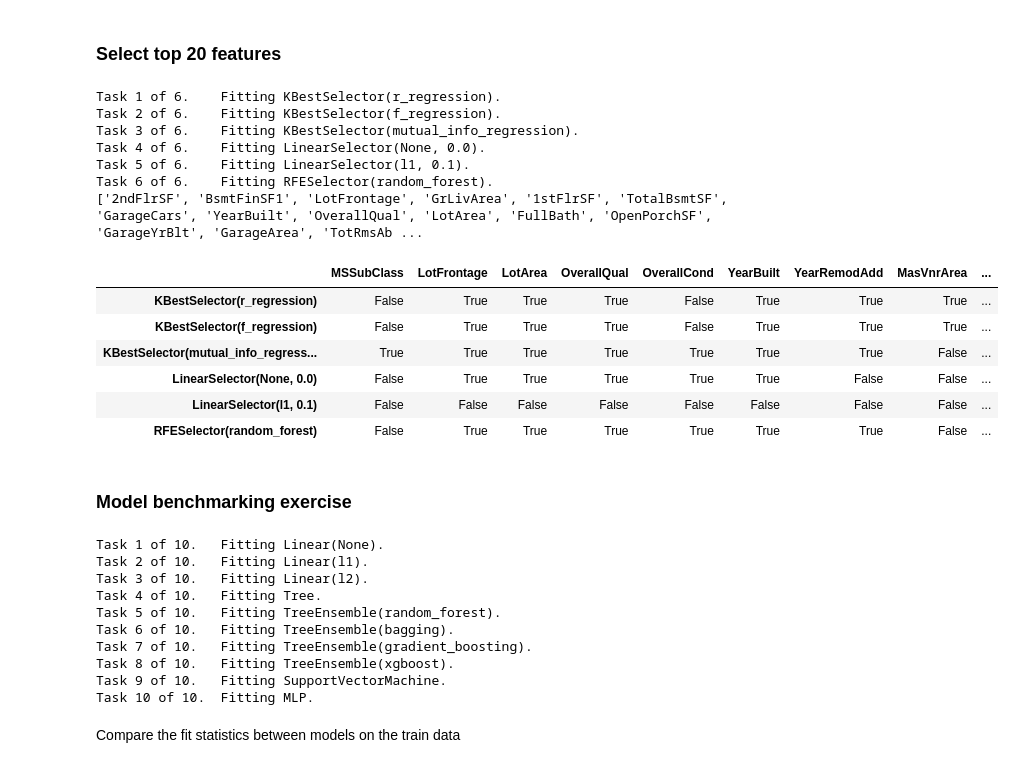
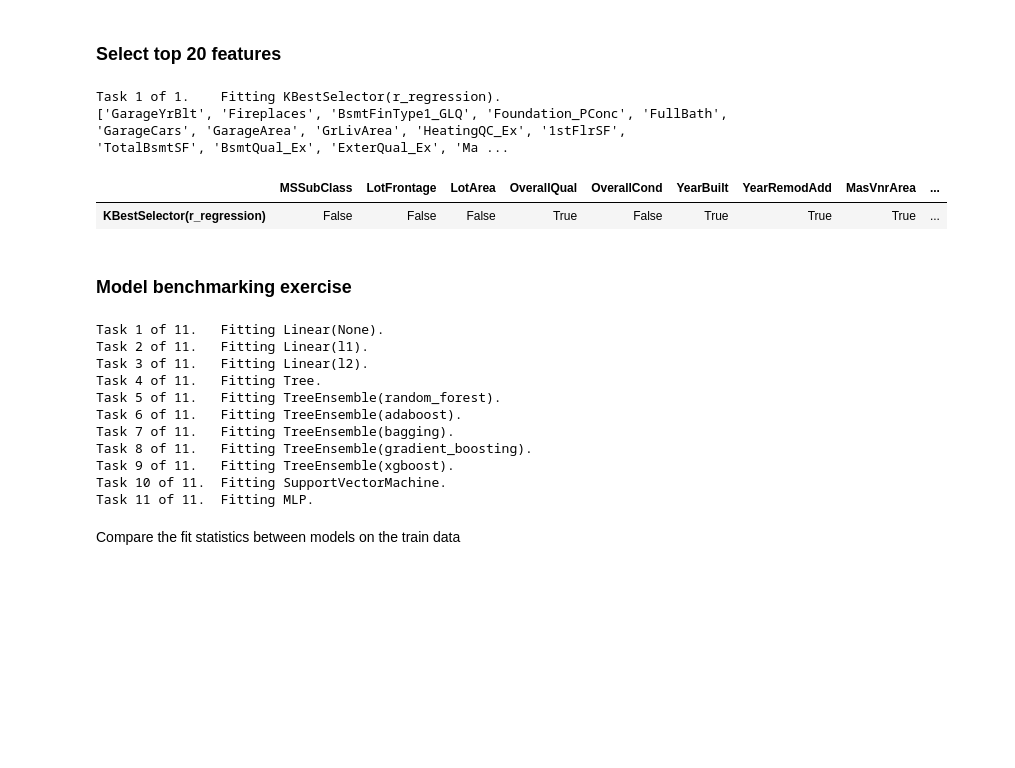
Before and after one commit to ajy25/TabularMagic, a Jupyter notebook: demo/regression_start_to_finish_demo.ipynb, the cells around one changed output. Saved outputs shown, nothing was run; the diff lists cells and outputs as text; code cells hidden in the pictures; blank space fills up the shorter version.

```diff
--- a/demo/regression_start_to_finish_demo.ipynb
+++ b/demo/regression_start_to_finish_demo.ipynb
@@ -159,4 +160,6 @@ print(tm.working_df_test.columns.to_list())
 # %% [markdown]
 ### OLS regression analysis
 # %%
-ols_train_report, ols_test_report = tm.ols(X_vars=tm.continuous_columns[:-1], y_var='SalePrice')
+x_vars = tm.continuous_columns.copy()
+x_vars.remove('SalePrice')
+ols_train_report, ols_test_report = tm.ols(X_vars=x_vars, y_var='SalePrice')
@@ -197,43 +198,29 @@ plt.close(fig)
 # %%
 selectors = [
     KBestSelector('r_regression'),
-    KBestSelector('f_regression'),
-    KBestSelector('mutual_info_regression'),
-    SimpleLinearSelector(),
-    SimpleLinearSelector('l1', 0.1),
-    RFESelector('random_forest')
 ]
 
 feature_selection_report = tm.voting_selection(
-    X_vars=tm.continuous_columns[:-1], y_var='SalePrice',
+    X_vars=x_vars, y_var='SalePrice',
     selectors=selectors, n_target_features=20)
 print(feature_selection_report.top_features)
 display(feature_selection_report.votes_df)
 # %% [output]
-Task 1 of 6.    Fitting KBestSelector(r_regression).
-Task 2 of 6.    Fitting KBestSelector(f_regression).
-Task 3 of 6.    Fitting KBestSelector(mutual_info_regression).
-Task 4 of 6.    Fitting LinearSelector(None, 0.0).
-Task 5 of 6.    Fitting LinearSelector(l1, 0.1).
-Task 6 of 6.    Fitting RFESelector(random_forest).
-['2ndFlrSF', 'BsmtFinSF1', 'LotFrontage', 'GrLivArea', '1stFlrSF', 'TotalBsmtSF', 'GarageCars', 'YearBuilt', 'OverallQual', 'LotArea', 'FullBath', 'OpenPorchSF', 'GarageYrBlt', 'GarageArea', 'TotRmsAb ...
+Task 1 of 1.    Fitting KBestSelector(r_regression).
+['GarageYrBlt', 'Fireplaces', 'BsmtFinType1_GLQ', 'Foundation_PConc', 'FullBath', 'GarageCars', 'GarageArea', 'GrLivArea', 'HeatingQC_Ex', '1stFlrSF', 'TotalBsmtSF', 'BsmtQual_Ex', 'ExterQual_Ex', 'Ma ...
 |  | MSSubClass | LotFrontage | LotArea | OverallQual | OverallCond | YearBuilt | YearRemodAdd | MasVnrArea | ... |
-| KBestSelector(r_regression) | False | True | True | True | False | True | True | True | ... |
-| KBestSelector(f_regression) | False | True | True | True | False | True | True | True | ... |
-| KBestSelector(mutual_info_regress... | True | True | True | True | True | True | True | False | ... |
-| LinearSelector(None, 0.0) | False | True | True | True | True | True | False | False | ... |
-| LinearSelector(l1, 0.1) | False | False | False | False | False | False | False | False | ... |
-| RFESelector(random_forest) | False | True | True | True | True | True | True | False | ... |
+| KBestSelector(r_regression) | False | False | False | True | False | True | True | True | ... |
 # %% [markdown]
 ### Model benchmarking exercise
 # %%
 models = [
     # All models have default hyperparameter search methods built in.
     Linear(regularization_type=None, n_jobs=-1),
-    Linear(regularization_type='l1', n_jobs=-1, random_state=42),
-    Linear(regularization_type='l2', n_jobs=-1, random_state=42),
+    Linear(regularization_type='l1', n_jobs=-1),
+    Linear(regularization_type='l2', n_jobs=-1),
     Tree(n_jobs=-1),
     TreeEnsemble(ensemble_type='random_forest', n_jobs=-1),
+    TreeEnsemble(ensemble_type='adaboost', n_jobs=-1),
     TreeEnsemble(ensemble_type='bagging', n_jobs=-1),
     TreeEnsemble(ensemble_type='gradient_boosting', n_jobs=-1),
     TreeEnsemble(ensemble_type='xgboost', n_jobs=-1),
@@ -263,16 +250,17 @@ train_report, test_report = tm.ml_regression_benchmarking(
     verbose=True
 )
 # %% [output]
-Task 1 of 10.   Fitting Linear(None).
-Task 2 of 10.   Fitting Linear(l1).
-Task 3 of 10.   Fitting Linear(l2).
-Task 4 of 10.   Fitting Tree.
-Task 5 of 10.   Fitting TreeEnsemble(random_forest).
-Task 6 of 10.   Fitting TreeEnsemble(bagging).
-Task 7 of 10.   Fitting TreeEnsemble(gradient_boosting).
-Task 8 of 10.   Fitting TreeEnsemble(xgboost).
-Task 9 of 10.   Fitting SupportVectorMachine.
-Task 10 of 10.  Fitting MLP.
+Task 1 of 11.   Fitting Linear(None).
+Task 2 of 11.   Fitting Linear(l1).
+Task 3 of 11.   Fitting Linear(l2).
+Task 4 of 11.   Fitting Tree.
+Task 5 of 11.   Fitting TreeEnsemble(random_forest).
+Task 6 of 11.   Fitting TreeEnsemble(adaboost).
+Task 7 of 11.   Fitting TreeEnsemble(bagging).
+Task 8 of 11.   Fitting TreeEnsemble(gradient_boosting).
+Task 9 of 11.   Fitting TreeEnsemble(xgboost).
+Task 10 of 11.  Fitting SupportVectorMachine.
+Task 11 of 11.  Fitting MLP.
 # %% [markdown]
 Compare the fit statistics between models on the train data
 # %%
```
Also changed, not shown: parts of 9 cells of this notebook, 11 other files.
